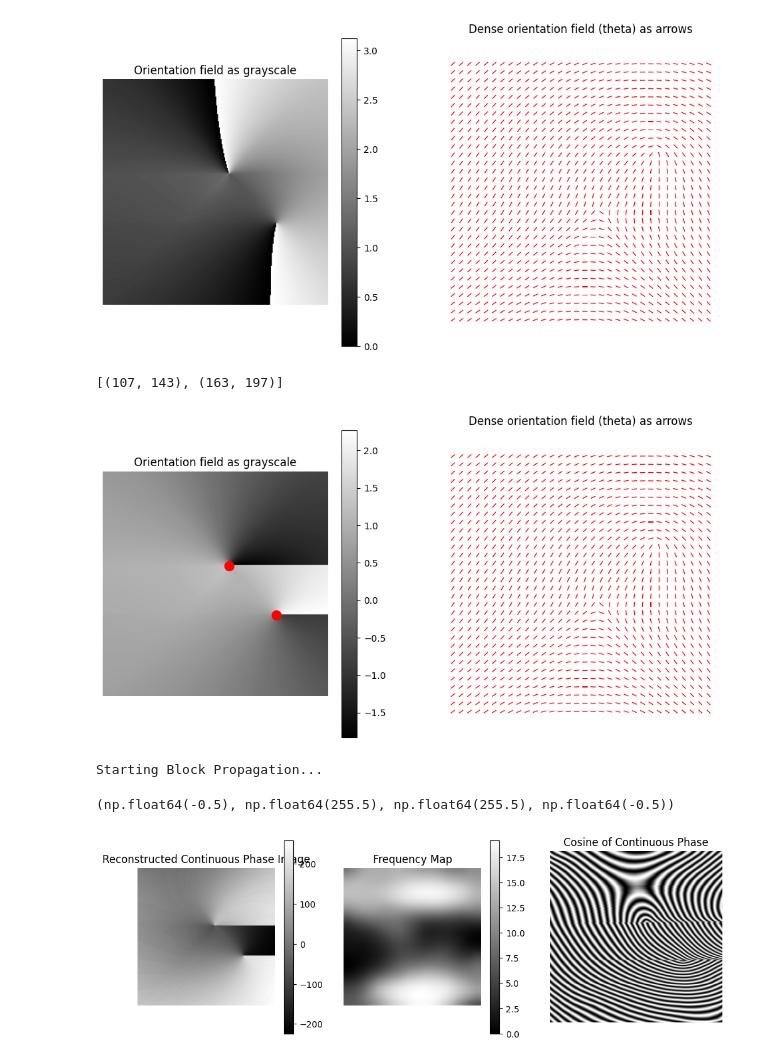
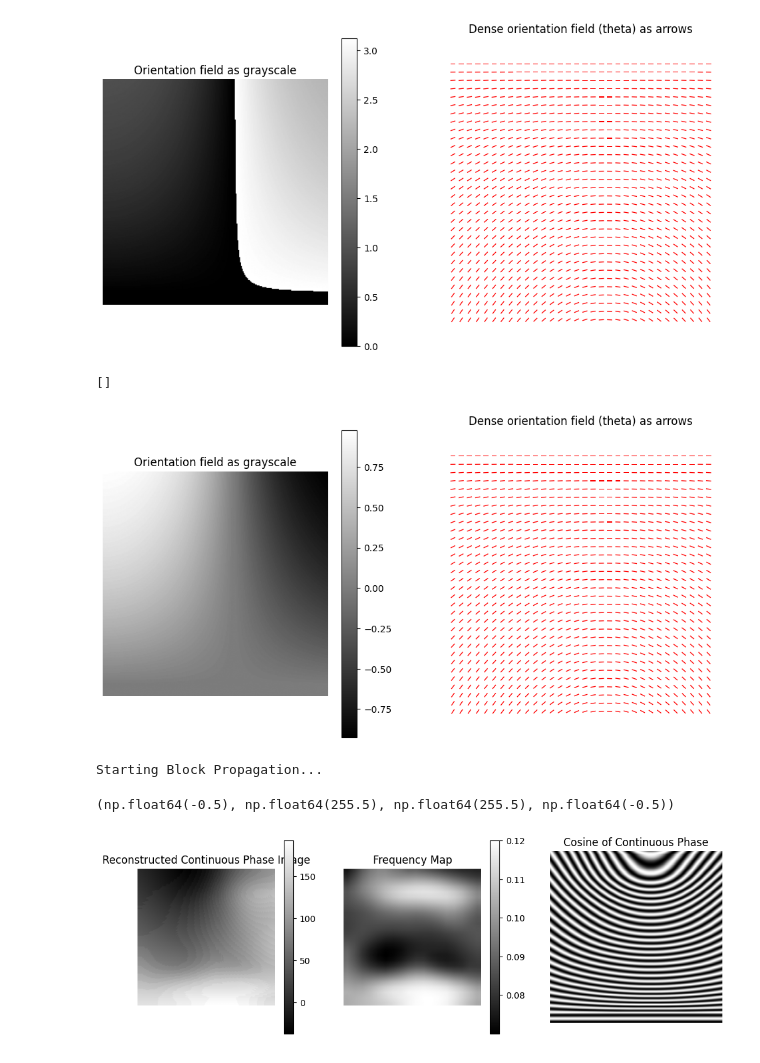
Before and after one commit to therealozp/fingerprint-generator, a Jupyter notebook: omap_to_phase.ipynb, the cells around one changed output. Cells and saved outputs as stored; diff of their text form; code cells hidden in the pictures.

```diff
--- a/omap_to_phase.ipynb
+++ b/omap_to_phase.ipynb
@@ -4,7 +4,7 @@ from utils.generation import *
 from utils.filters import *
 from utils.density_map import *
 # %%
-singularity_type = 4
+singularity_type = 1
 width = 256
 height = 256
 
@@ -71,7 +71,7 @@ def plot_orientation_field(orientation_map, singularities=[]):
 
 plot_orientation_field(orientation_map)
 # %% [output]
-[figure, old version]
+[figure, new version]
 # %%
 from utils.unwrapping import unwrap_with_smart_cuts, unwrap_with_monotonic_cuts
 from utils.unwrap_smooth import unwrap_with_curved_cuts
@@ -100,8 +100,8 @@ unwrapped_orientation = unwrap_with_smart_cuts(
 
 plot_orientation_field(unwrapped_orientation, singularities=singularities)
 # %% [output]
-[(107, 143), (163, 197)]
+[]
-[figure, old version]
+[figure, new version]
 # %%
 import numpy as np
 from collections import deque
@@ -126,11 +126,11 @@ def select_and_merge_density_maps(width, height):
 
     return f_den
 
-def reconstruct_continuous_phase(unwrapped_orientation, mask, block_size=8, f=0.15):
+def reconstruct_continuous_phase(unwrapped_orientation, mask, block_size=8, f=0.12, freq_map=None):
     # 1. Compute the Gradient Field G (Eq 13) using Complex Exponentials
     # G(m,n) = 2 * pi * f * exp(i * (O_u + pi/2))
     # This replaces manual sin/cos calculations.
-    magnitude = 2 * np.pi * f
+    magnitude = 2 * np.pi * freq_map if freq_map is not None else f * 2 * np.pi
 
     # The orientation is shifted by pi/2 to be normal to the ridges
     # complex_orientation = np.exp(1j * (unwrapped_orientation + np.pi/2))
@@ -252,39 +252,43 @@ def reconstruct_continuous_phase(unwrapped_orientation, mask, block_size=8, f=0.
 
     return continuous_phase
 # %%
+freq_map = select_and_merge_density_maps(width, height)
+freq_map_jitter = (freq_map - np.min(freq_map)) / (np.max(freq_map) - np.min(freq_map)) * 0.05
+base_freq = 0.07
+freq_map = base_freq + freq_map_jitter
+
 phase = reconstruct_continuous_phase(
     unwrapped_orientation=unwrapped_orientation,
     mask=np.ones_like(unwrapped_orientation, dtype=bool),
     block_size=1,
-    f=0.12,
+    freq_map=freq_map
 )
 minor_noise_factor = phase.std() * 0.2
-freq_map = select_and_merge_density_maps(width, height) * minor_noise_factor
 
 phase += freq_map
 
 plt.figure(figsize=(12, 4))
 plt.subplot(1,3,1)
 plt.imshow(phase, cmap="gray")
 plt.title("Reconstructed Continuous Phase Image")
 plt.axis("off")
 plt.colorbar()
 
 
 plt.subplot(1,3,2)
 plt.imshow(freq_map, cmap="gray")
 plt.title("Frequency Map")
 plt.axis("off")
 plt.colorbar()
 
 plt.subplot(1, 3, 3)
 plt.imshow(np.cos(phase), cmap="gray")
 plt.title("Cosine of Continuous Phase")
 plt.axis("off")
 # %% [output]
 Starting Block Propagation...
 (np.float64(-0.5), np.float64(255.5), np.float64(255.5), np.float64(-0.5))
-[figure, old version]
+[figure, new version]
 # %%
 def add_spiral_phase(psi, points, polarities):
     # points: list of (y,x); polarities: +1 for termination, -1 for bifurcation (convention)
```
Also changed, not shown: parts of 5 cells of this notebook, 1 other file.
